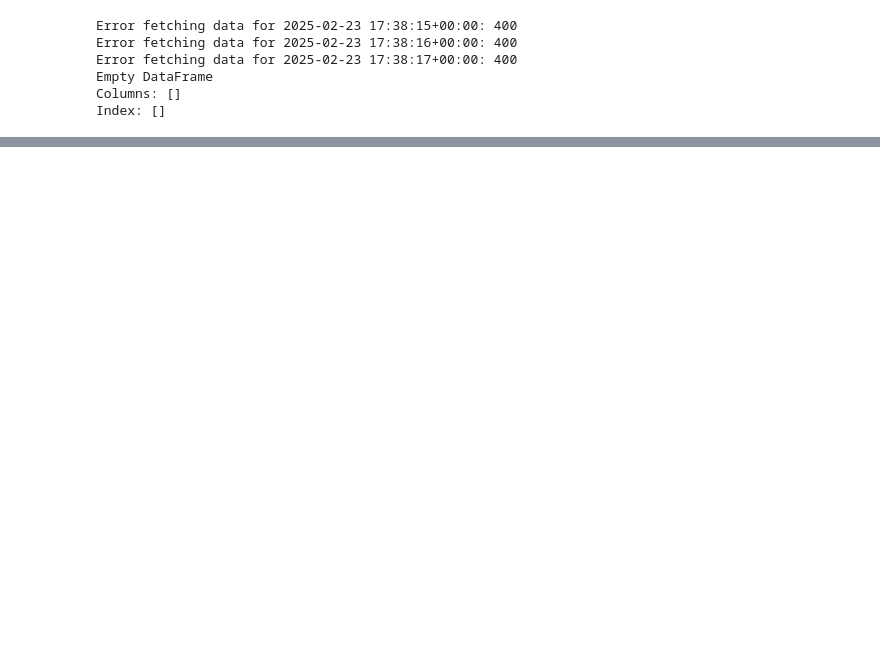
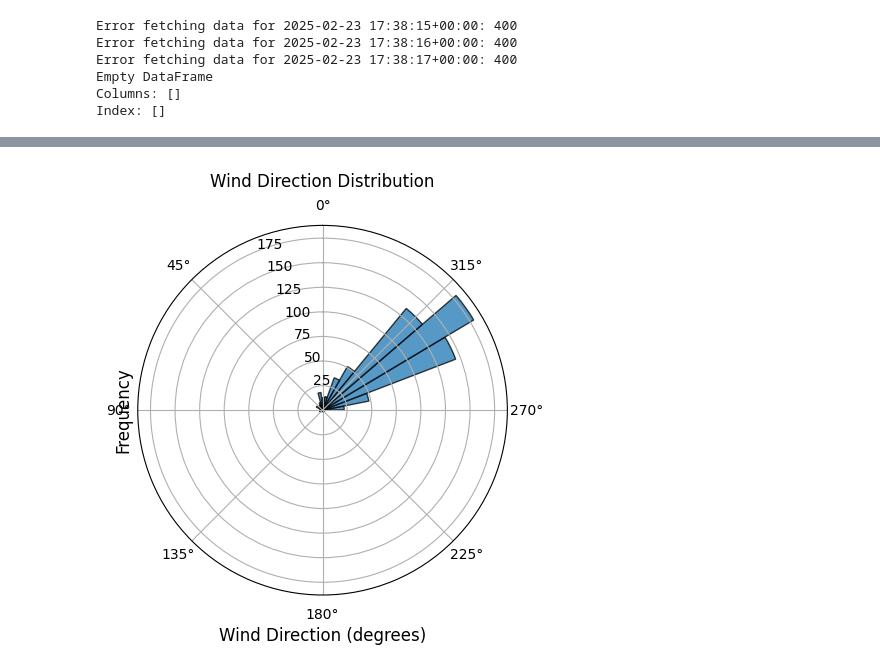
Before and after one commit to Filippo1993/garmin-myruns, a Jupyter notebook: patagonia_weather.ipynb, the cells around one changed output, grey strips where cells are left out. Drawn from its saved outputs; the diff is of its cells as text; code cells hidden in the pictures; blank space fills up the shorter version.

```diff
--- a/patagonia_weather.ipynb
+++ b/patagonia_weather.ipynb
@@ -138,0 +175,25 @@ meteo_df = get_meteo_dataset()
+# %%
+import matplotlib.pyplot as plt
+import numpy as np
+
+# Convert wind directions to radians (polar plot requires radians)
+angles = np.radians(meteo_df['winddirection_10m'])
+
+# Create a figure and axis for the polar plot
+fig, ax = plt.subplots(subplot_kw={'projection': 'polar'})
+
+# Plot the wind directions as a histogram (default bins are in degrees)
+ax.hist(angles, bins=36, edgecolor='black', alpha=0.75)
+
+# Set the rotation to put North at the top (90 degrees counterclockwise)
+ax.set_theta_zero_location('N')
+
+# Add labels and title
+ax.set_title('Wind Direction Distribution', va='bottom')
+ax.set_xlabel('Wind Direction (degrees)', fontsize=12)
+ax.set_ylabel('Frequency', fontsize=12)
+
+# Display the plot
+plt.show()
+# %% [output]
+[figure, added]
```
Also changed, not shown: parts of 7 cells of this notebook, 1 other file.
